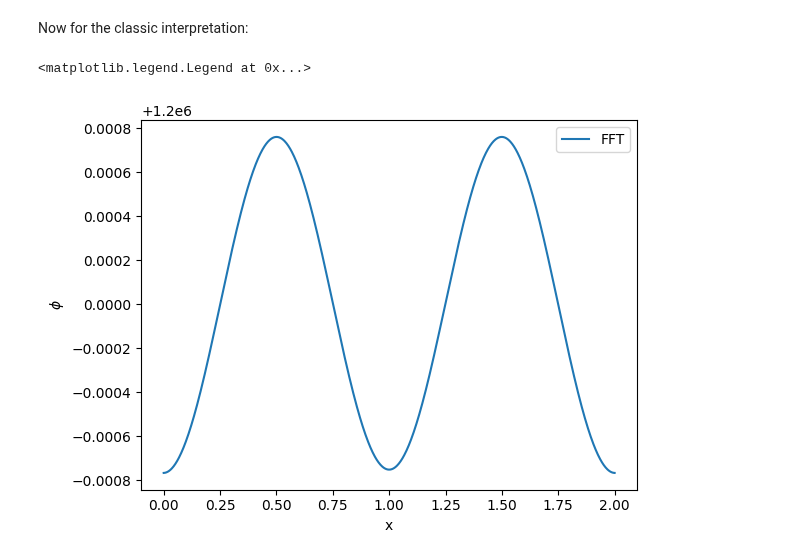
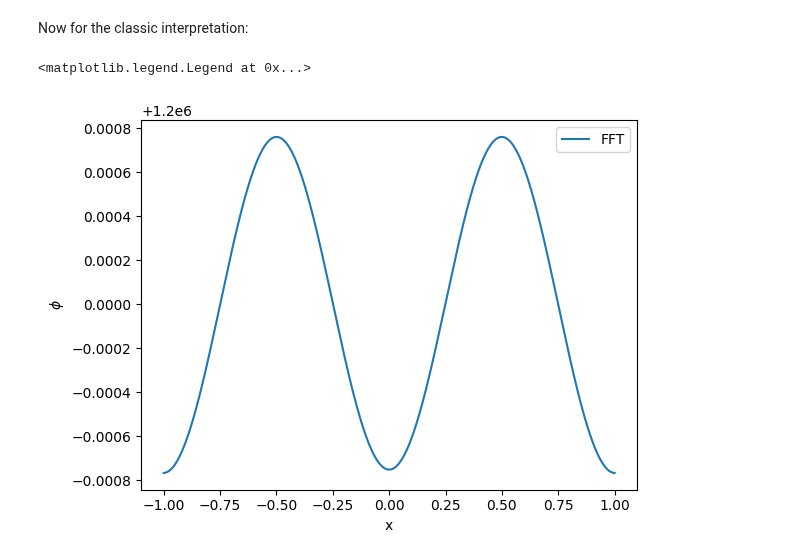
Before and after one commit to hojaelim/hojae-lim-diss, a Jupyter notebook: diss.ipynb, the cells around one changed output. Drawn from its saved outputs; the diff is of its cells as text; code cells hidden in the pictures.

```diff
--- a/diss.ipynb
+++ b/diss.ipynb
@@ -188,16 +209,16 @@ def fft_solver(rho,Lx,N, dim = None):
 # %%
 from numpy.fft import fft, ifft
 from scipy import signal
 L = lam * num_of_waves
 N = 1000
-x = np.linspace(0, L, N)
+x = np.linspace(1-L, L-1, N)
 rho = rho_1 * np.cos(2*np.pi*x/lam)
 
 phi, dpidx  = fft_solver(const*(rho),L,N, dim = None)
 plt.plot(x,phi,label="FFT")
 plt.ylabel(r"$\phi$")
 plt.xlabel("x")
 plt.legend()
 # %% [output]
 <matplotlib.legend.Legend at 0x...>
-[figure, old version]
+[figure, new version]
```
Also changed, not shown: parts of 3 cells of this notebook.
